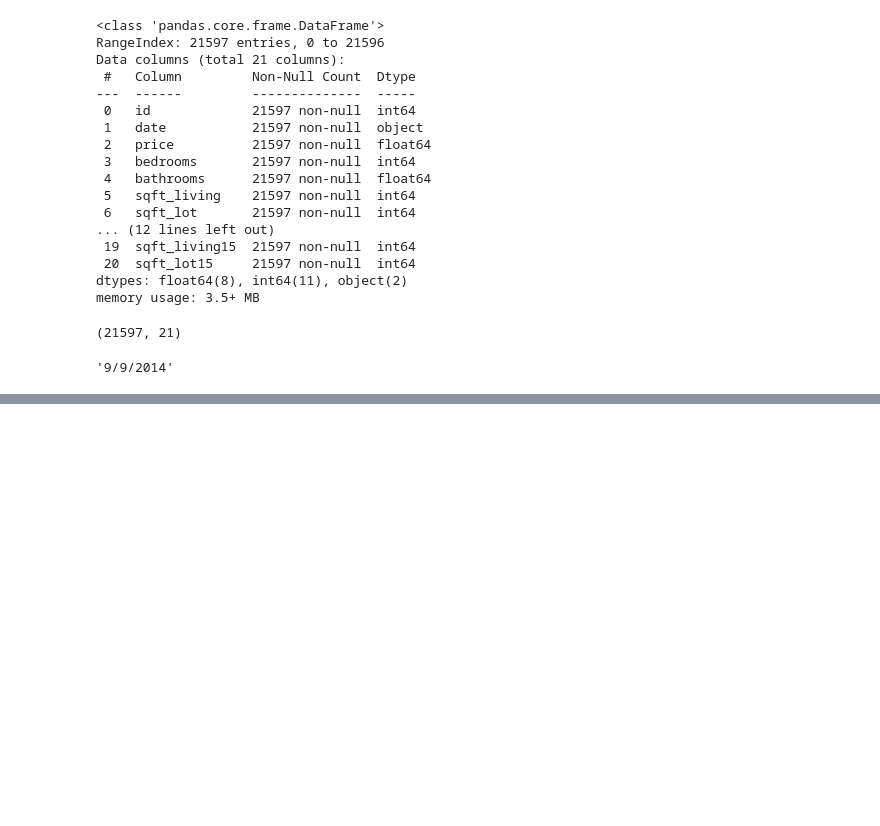
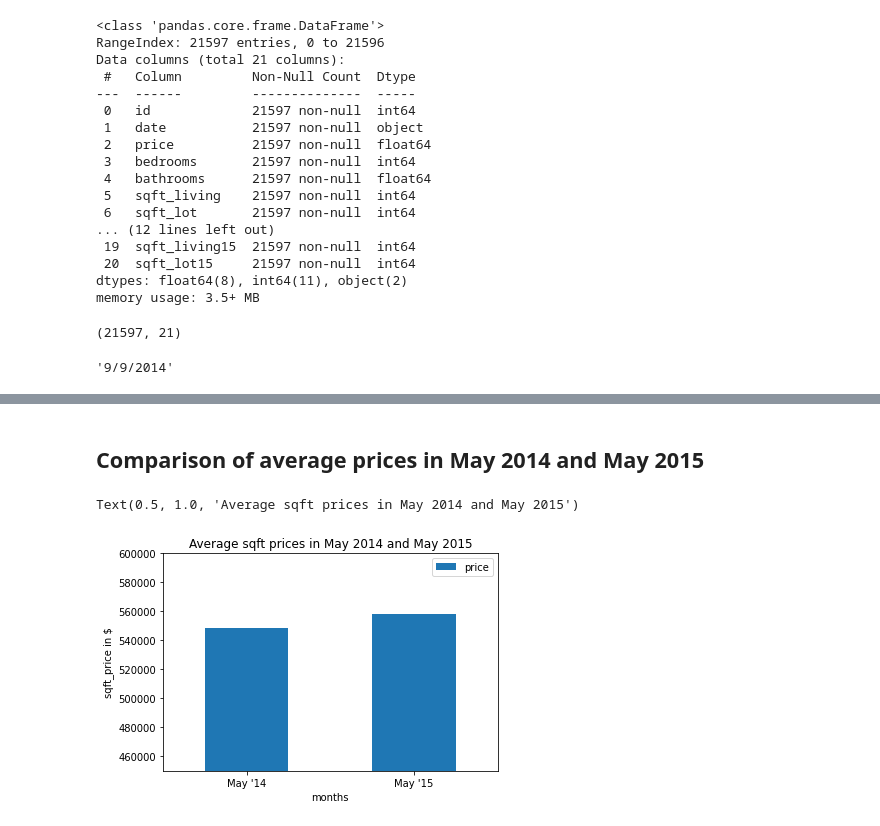
Before and after one commit to christine-berlin/house_price_predictions, a Jupyter notebook: notebooks/EDA.ipynb, the cells around one changed output, grey strips where cells are left out. Drawn from its saved outputs; the diff is of its cells as text; code cells hidden in the pictures; blank space fills up the shorter version.

```diff
--- a/notebooks/EDA.ipynb
+++ b/notebooks/EDA.ipynb
@@ -60,0 +150,22 @@ df_king_county.date.max()
+# %% [markdown]
+## Comparison of average prices in May 2014 and May 2015
+# %%
+mask_may14 = (df_king_county['date'] < '2014-06-01')
+a = df_king_county.price.loc[mask_may14].mean()
+
+mask_may15 = (df_king_county['date'] < '2015-06-01') & (df_king_county['date'] >= '2015-05-01')
+b = df_king_county.price.loc[mask_may15].mean()
+
+dict_may = {'months': ["May '14", "May '15"], 'price': [a,b]}
+
+df_may = pd.DataFrame.from_dict(dict_may)
+df_may.head()
+
+fig_may = df_may.plot(kind='bar', x = 'months', y = 'price')
+plt.xticks(rotation = 0)
+plt.ylabel('sqft_price in $')
+plt.ylim(450000, 600000)
+plt.title('Average sqft prices in May 2014 and May 2015')
+# %% [output]
+Text(0.5, 1.0, 'Average sqft prices in May 2014 and May 2015')
+[figure, added]
```
Also changed, not shown: parts of 26 cells of this notebook.
